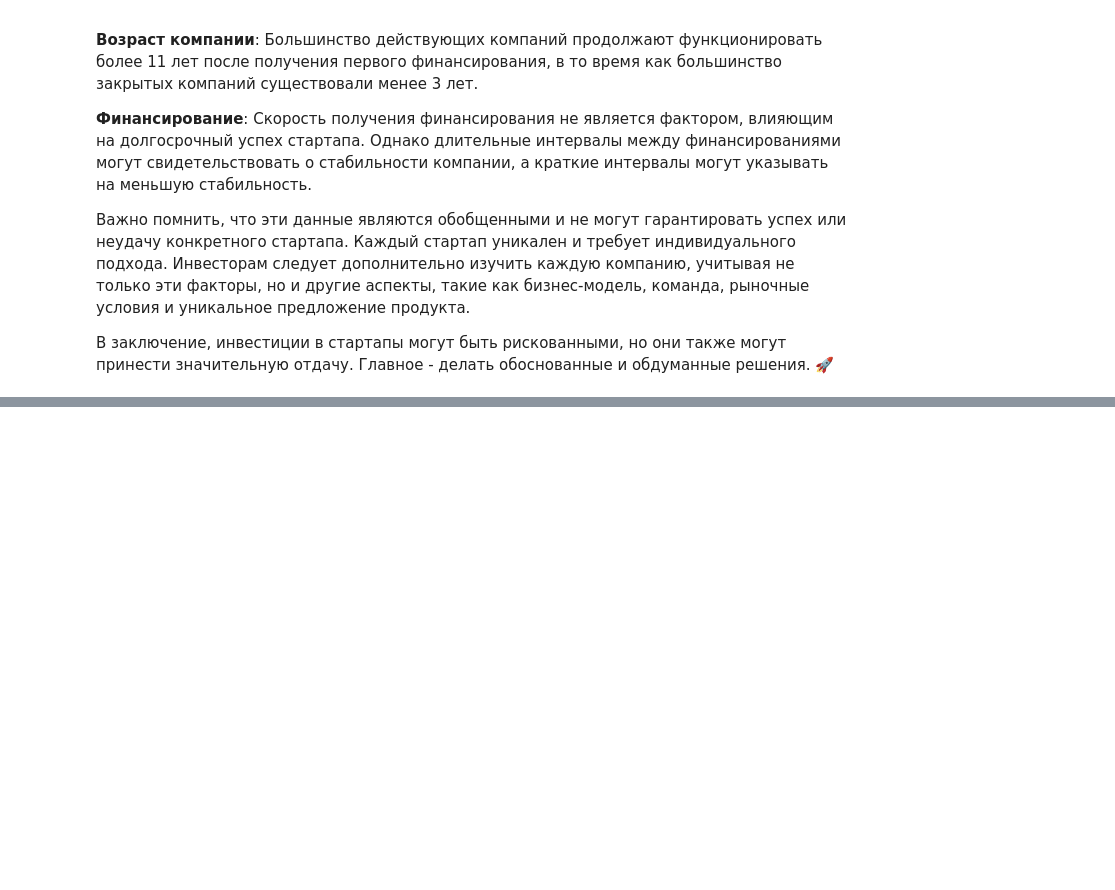
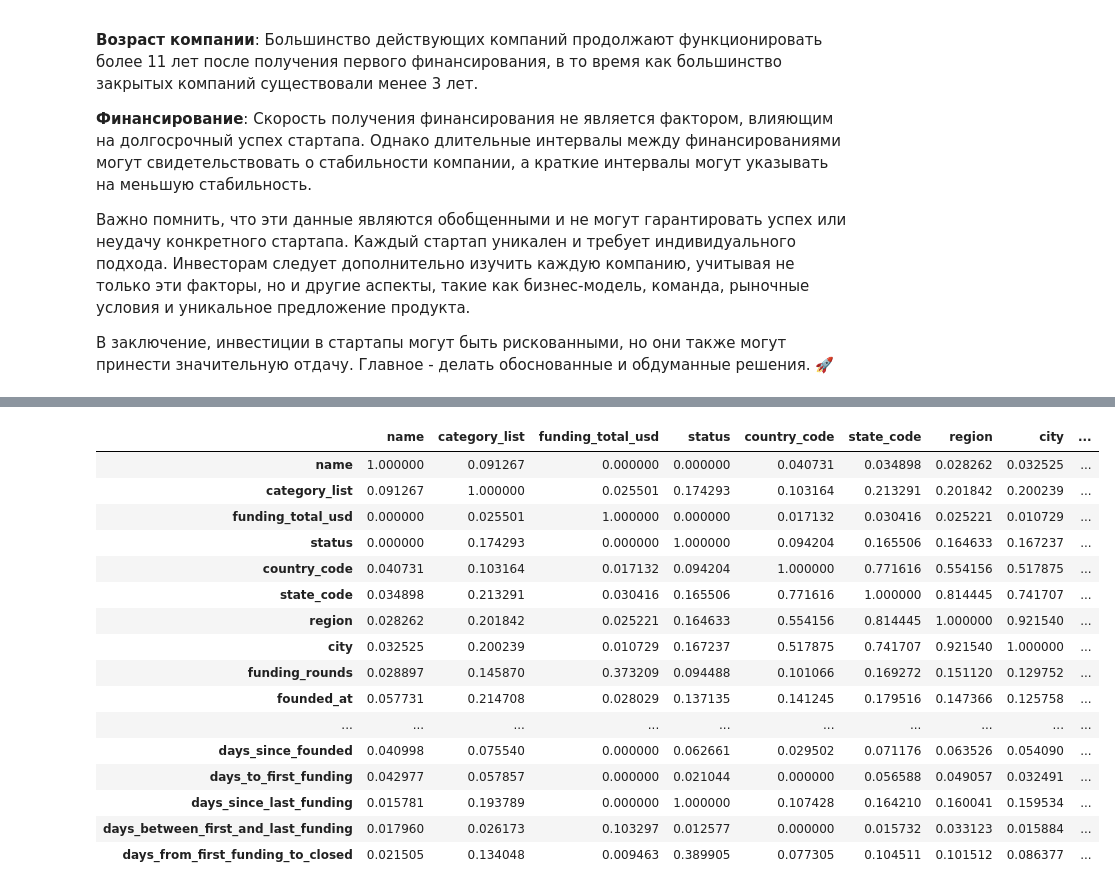
Before and after one commit to IvanovMaxim1992/Masterskay, a Jupyter notebook: Мастерская1.ipynb, the cells around one changed output, grey strips where cells are left out. Saved outputs shown, nothing was run; the diff lists cells and outputs as text; code cells hidden in the pictures; blank space fills up the shorter version.

```diff
--- a/Мастерская1.ipynb
+++ b/Мастерская1.ipynb
@@ -1081,0 +1089,20 @@ memory usage: 5.0+ MB
+# %%
+correlation_matrix
+# %% [output]
+|  | name | category_list | funding_total_usd | status | country_code | state_code | region | city | ... |
+| name | 1.000000 | 0.091267 | 0.000000 | 0.000000 | 0.040731 | 0.034898 | 0.028262 | 0.032525 | ... |
+| category_list | 0.091267 | 1.000000 | 0.025501 | 0.174293 | 0.103164 | 0.213291 | 0.201842 | 0.200239 | ... |
+| funding_total_usd | 0.000000 | 0.025501 | 1.000000 | 0.000000 | 0.017132 | 0.030416 | 0.025221 | 0.010729 | ... |
+| status | 0.000000 | 0.174293 | 0.000000 | 1.000000 | 0.094204 | 0.165506 | 0.164633 | 0.167237 | ... |
+| country_code | 0.040731 | 0.103164 | 0.017132 | 0.094204 | 1.000000 | 0.771616 | 0.554156 | 0.517875 | ... |
+| state_code | 0.034898 | 0.213291 | 0.030416 | 0.165506 | 0.771616 | 1.000000 | 0.814445 | 0.741707 | ... |
+| region | 0.028262 | 0.201842 | 0.025221 | 0.164633 | 0.554156 | 0.814445 | 1.000000 | 0.921540 | ... |
+| city | 0.032525 | 0.200239 | 0.010729 | 0.167237 | 0.517875 | 0.741707 | 0.921540 | 1.000000 | ... |
+| funding_rounds | 0.028897 | 0.145870 | 0.373209 | 0.094488 | 0.101066 | 0.169272 | 0.151120 | 0.129752 | ... |
+| founded_at | 0.057731 | 0.214708 | 0.028029 | 0.137135 | 0.141245 | 0.179516 | 0.147366 | 0.125758 | ... |
+| ... | ... | ... | ... | ... | ... | ... | ... | ... | ... |
+| days_since_founded | 0.040998 | 0.075540 | 0.000000 | 0.062661 | 0.029502 | 0.071176 | 0.063526 | 0.054090 | ... |
+| days_to_first_funding | 0.042977 | 0.057857 | 0.000000 | 0.021044 | 0.000000 | 0.056588 | 0.049057 | 0.032491 | ... |
+| days_since_last_funding | 0.015781 | 0.193789 | 0.000000 | 1.000000 | 0.107428 | 0.164210 | 0.160041 | 0.159534 | ... |
+| days_between_first_and_last_funding | 0.017960 | 0.026173 | 0.103297 | 0.012577 | 0.000000 | 0.015732 | 0.033123 | 0.015884 | ... |
+| days_from_first_funding_to_closed | 0.021505 | 0.134048 | 0.009463 | 0.389905 | 0.077305 | 0.104511 | 0.101512 | 0.086377 | ... |
```
Also changed, not shown: parts of 20 cells of this notebook.
